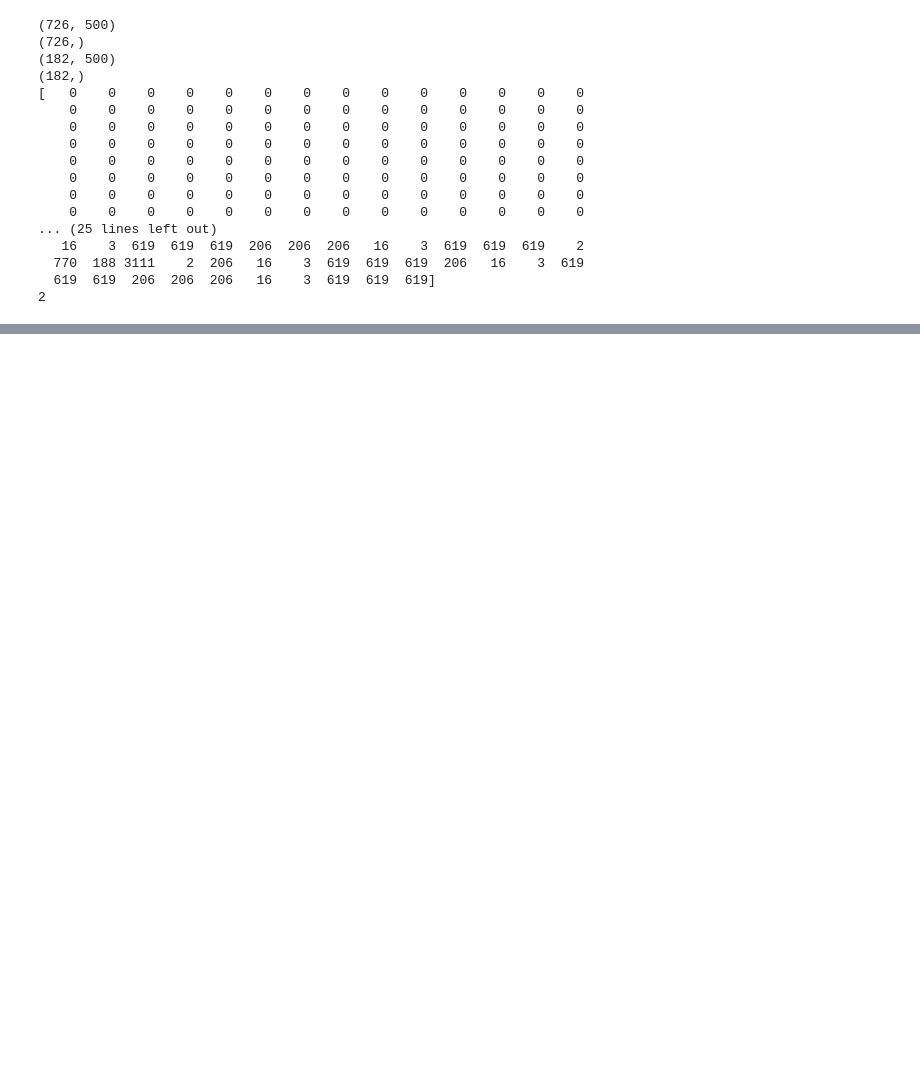
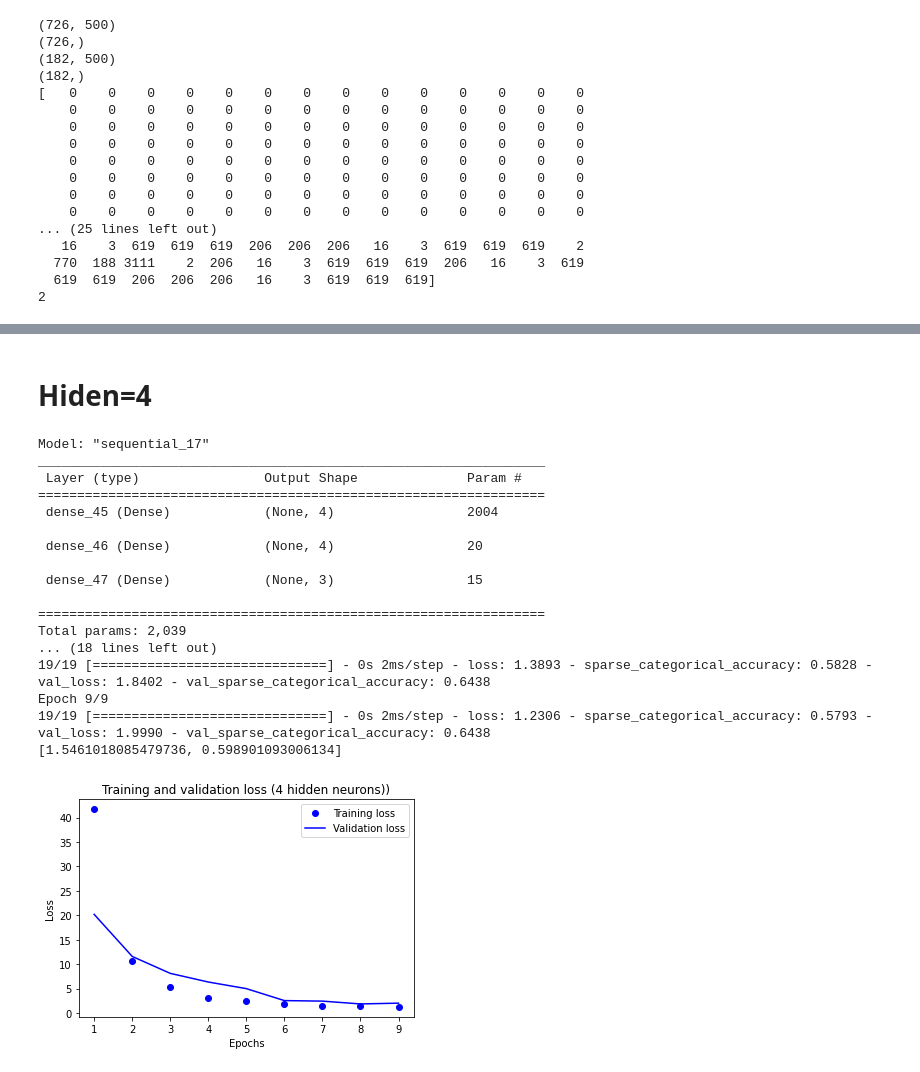
Before and after one commit to alpereirinha/DL_Project, a Jupyter notebook: dnn_embedding.ipynb, the cells around one changed output, grey strips where cells are left out. Cells and saved outputs as stored; diff of their text form; code cells hidden in the pictures; blank space fills up the shorter version.

```diff
--- a/dnn_embedding.ipynb
+++ b/dnn_embedding.ipynb
@@ -278,0 +206,55 @@ NameError: name 'layers' is not defined
+# %% [markdown]
+# Hiden=4
+# %%
+hidden = 4
+
+model4 = Sequential()
+model4.add(layers.Dense(hidden, activation='relu', input_shape=(500,)))
+model4.add(layers.Dense(hidden, activation='relu'))
+model4.add(layers.Dense(3, activation='softmax'))
+
+model4.compile(optimizer='rmsprop',
+              loss='sparse_categorical_crossentropy',
+              metrics=[SparseCategoricalAccuracy()])
+
+model4.summary()
+
+history4 = model4.fit(x_train, y_train_encoded, epochs=9, batch_size=32, validation_split=0.2)
+
+
+# Avaliar o modelo
+results4 = model4.evaluate(x_test, y_test_encoded, verbose = 0)
+print(results4)
+
+
+# Plotar a curva de aprendizado
+loss_values4 = history4.history['loss']
+val_loss_values4 = history4.history['val_loss']
+epochs4 = range(1, len(loss_values4) + 1)
+
+plt.plot(epochs4, loss_values4, 'bo', label='Training loss')
+plt.plot(epochs4, val_loss_values4, 'b', label='Validation loss')
+plt.title('Training and validation loss (4 hidden neurons))')
+plt.xlabel('Epochs')
+plt.ylabel('Loss')
+plt.legend()
+plt.show()
+# %% [output]
+Model: "sequential_17"
+_________________________________________________________________
+ Layer (type)                Output Shape              Param #
+=================================================================
+ dense_45 (Dense)            (None, 4)                 2004
+
+ dense_46 (Dense)            (None, 4)                 20
+
+ dense_47 (Dense)            (None, 3)                 15
+
+=================================================================
+Total params: 2,039
+... (18 lines left out)
+19/19 [==============================] - 0s 2ms/step - loss: 1.3893 - sparse_categorical_accuracy: 0.5828 - val_loss: 1.8402 - val_sparse_categorical_accuracy: 0.6438
+Epoch 9/9
+19/19 [==============================] - 0s 2ms/step - loss: 1.2306 - sparse_categorical_accuracy: 0.5793 - val_loss: 1.9990 - val_sparse_categorical_accuracy: 0.6438
+[1.5461018085479736, 0.598901093006134]
+[figure, added]
```
Also changed, not shown: parts of 23 cells of this notebook.
